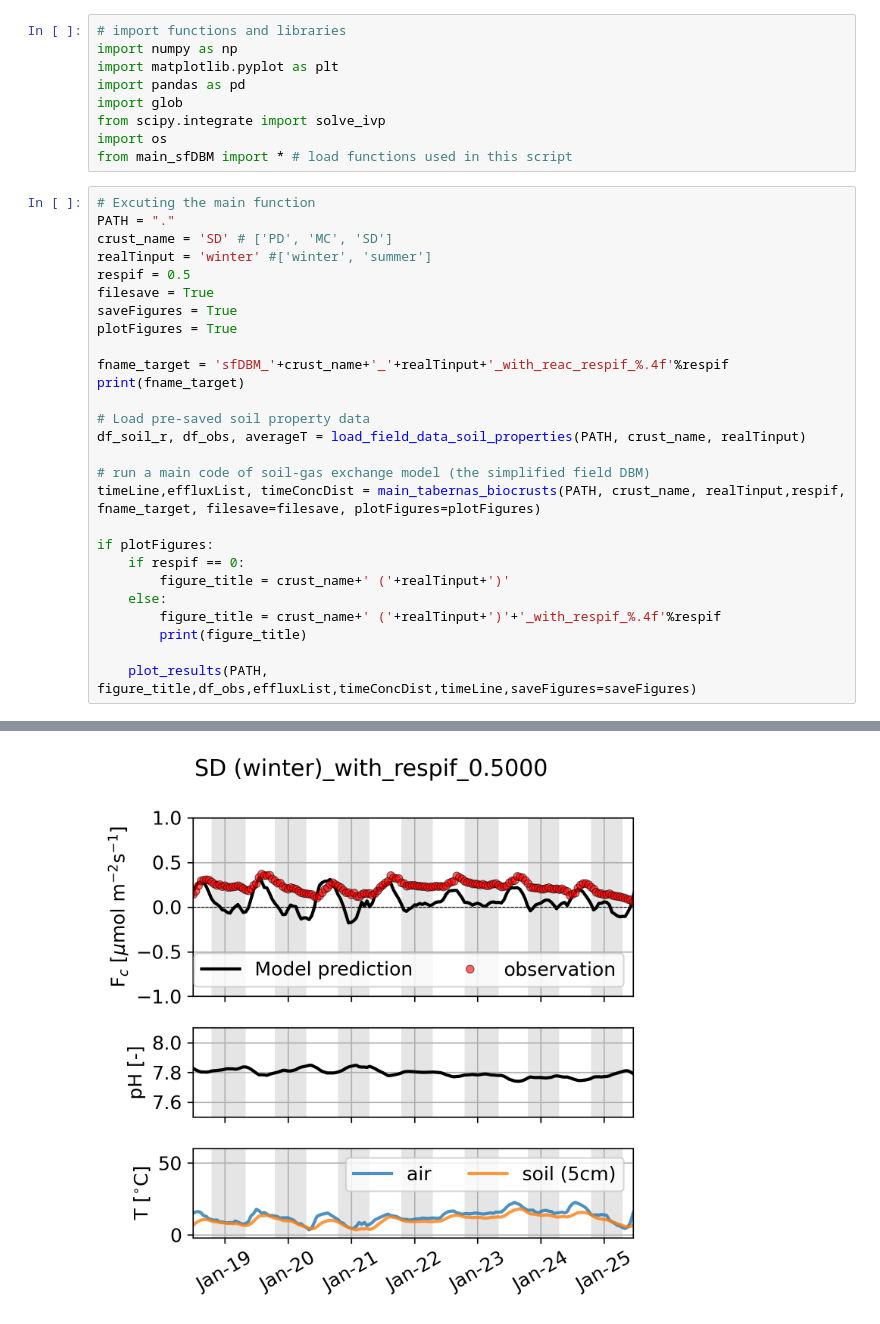
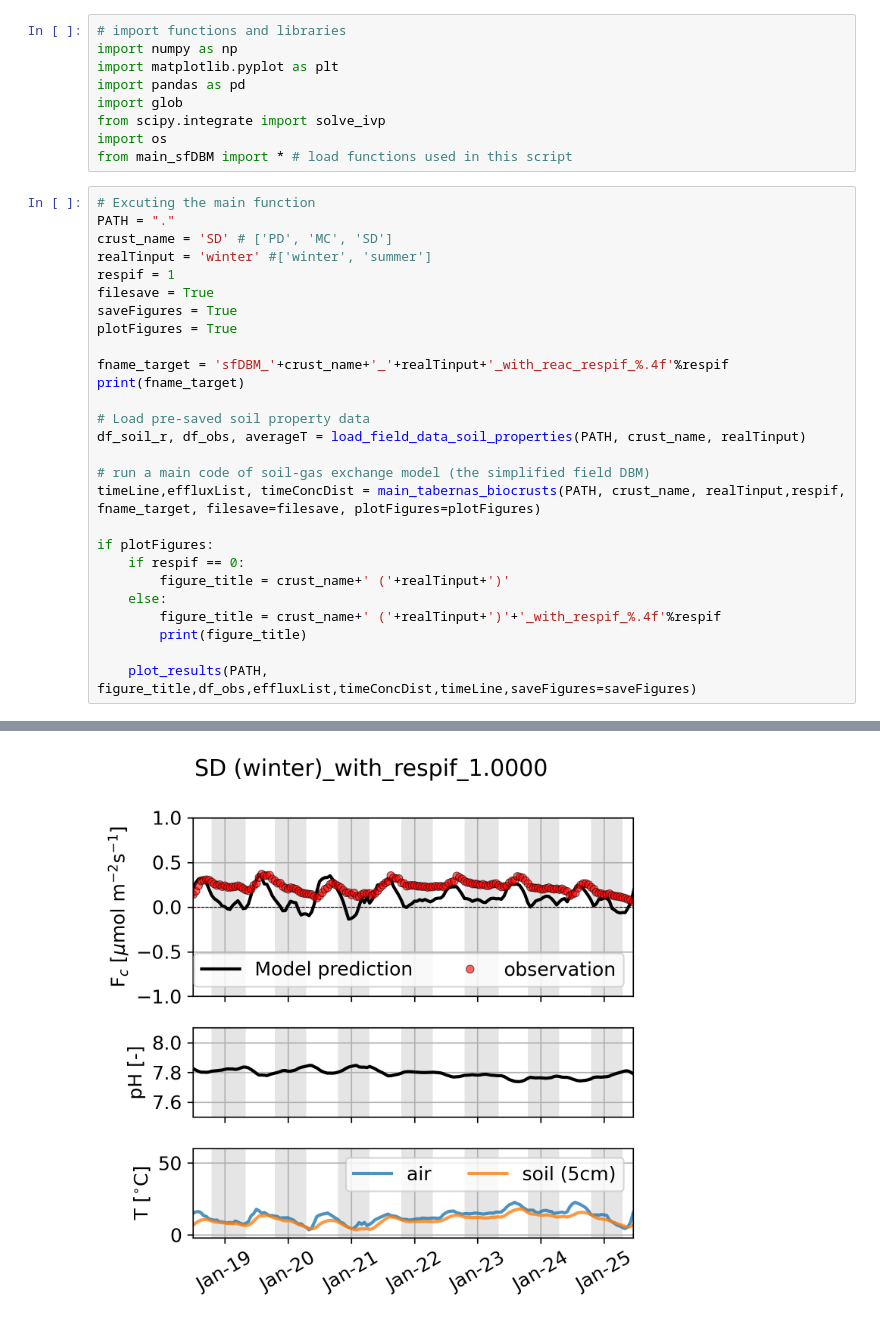
Before and after one commit to Graz-Institute-of-Biology/sfDBM_STOTEN, a Jupyter notebook: tutorial.ipynb, the cells around one changed output, grey strips where cells are left out. Saved outputs shown, nothing was run; the diff lists cells and outputs as text.

```diff
--- a/tutorial.ipynb
+++ b/tutorial.ipynb
@@ -36,7 +36,7 @@ from main_sfDBM import * # load functions used in this script
 PATH = "."
 crust_name = 'SD' # ['PD', 'MC', 'SD']
 realTinput = 'winter' #['winter', 'summer']
-respif = 0.5
+respif = 1
 filesave = True
 saveFigures = True
 plotFigures = True
@@ -86 +86 @@ SD (winter)_with_respif_0.5000
-[figure, old version]
+[figure, new version]
```
Also changed, not shown: parts of 1 cell of this notebook, 3 other files.
